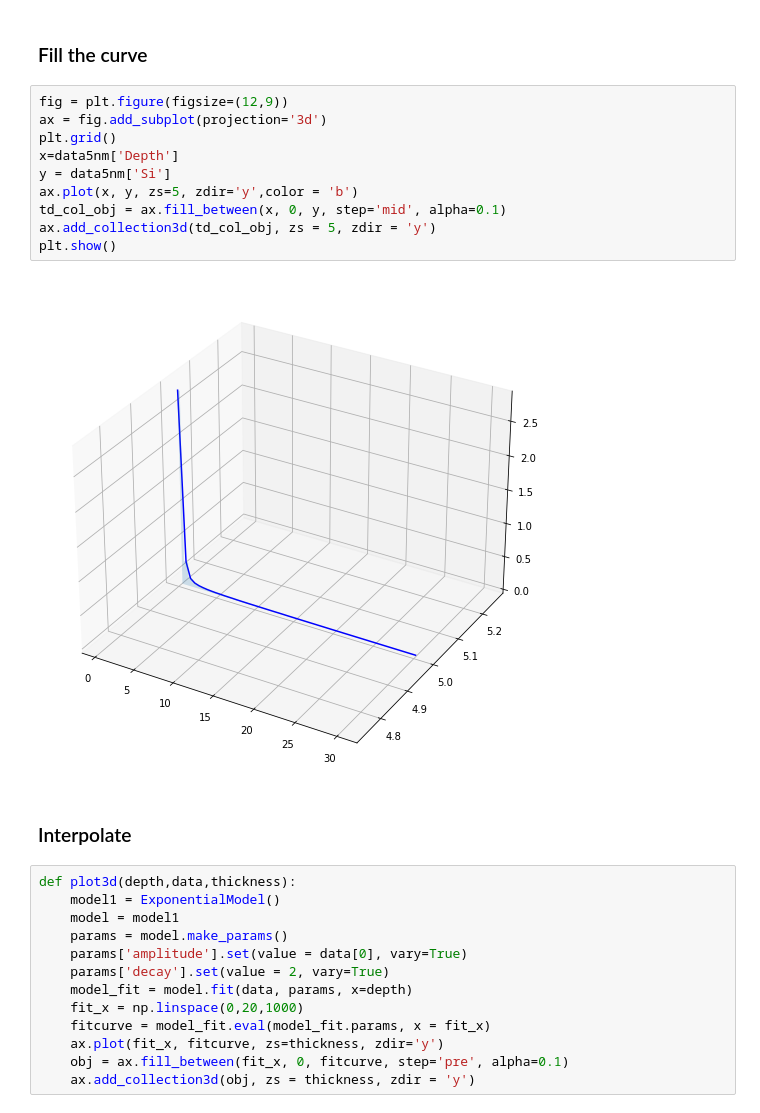
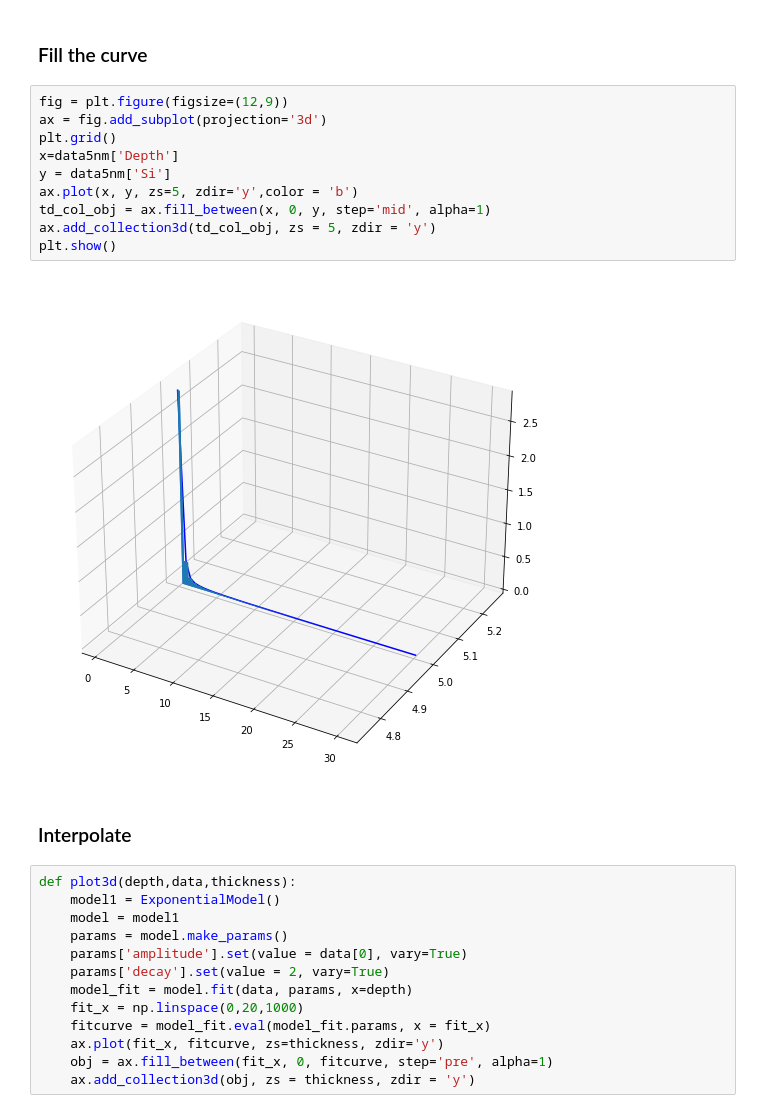
Before and after one commit to ahserhan/SiO2-SiV, a Jupyter notebook: 30keV SiO2/nmPlot3D.ipynb, the cells around one changed output. Cells and saved outputs as stored; diff of their text form.

```diff
--- a/30keV SiO2/nmPlot3D.ipynb
+++ b/30keV SiO2/nmPlot3D.ipynb
@@ -71,15 +71,15 @@ ax.plot(data50nm['Depth'],data50nm['Si'], zs=50, zdir='y', lw = 2, color = 'b')
 # %%
 fig = plt.figure(figsize=(12,9))
 ax = fig.add_subplot(projection='3d')
 plt.grid()
 x=data5nm['Depth']
 y = data5nm['Si']
 ax.plot(x, y, zs=5, zdir='y',color = 'b')
-td_col_obj = ax.fill_between(x, 0, y, step='mid', alpha=0.1)
+td_col_obj = ax.fill_between(x, 0, y, step='mid', alpha=1)
 ax.add_collection3d(td_col_obj, zs = 5, zdir = 'y')
 plt.show()
 # %% [output]
-[figure, old version]
+[figure, new version]
 # %% [markdown]
 ### Interpolate
 # %%
@@ -93,7 +93,7 @@ def plot3d(depth,data,thickness):
     fit_x = np.linspace(0,20,1000)
     fitcurve = model_fit.eval(model_fit.params, x = fit_x)
     ax.plot(fit_x, fitcurve, zs=thickness, zdir='y')
-    obj = ax.fill_between(fit_x, 0, fitcurve, step='pre', alpha=0.1)
+    obj = ax.fill_between(fit_x, 0, fitcurve, step='pre', alpha=1)
     ax.add_collection3d(obj, zs = thickness, zdir = 'y')
 # %%
 fig = plt.figure(figsize=(12,9))
```
Also changed, not shown: parts of 5 cells of this notebook.
